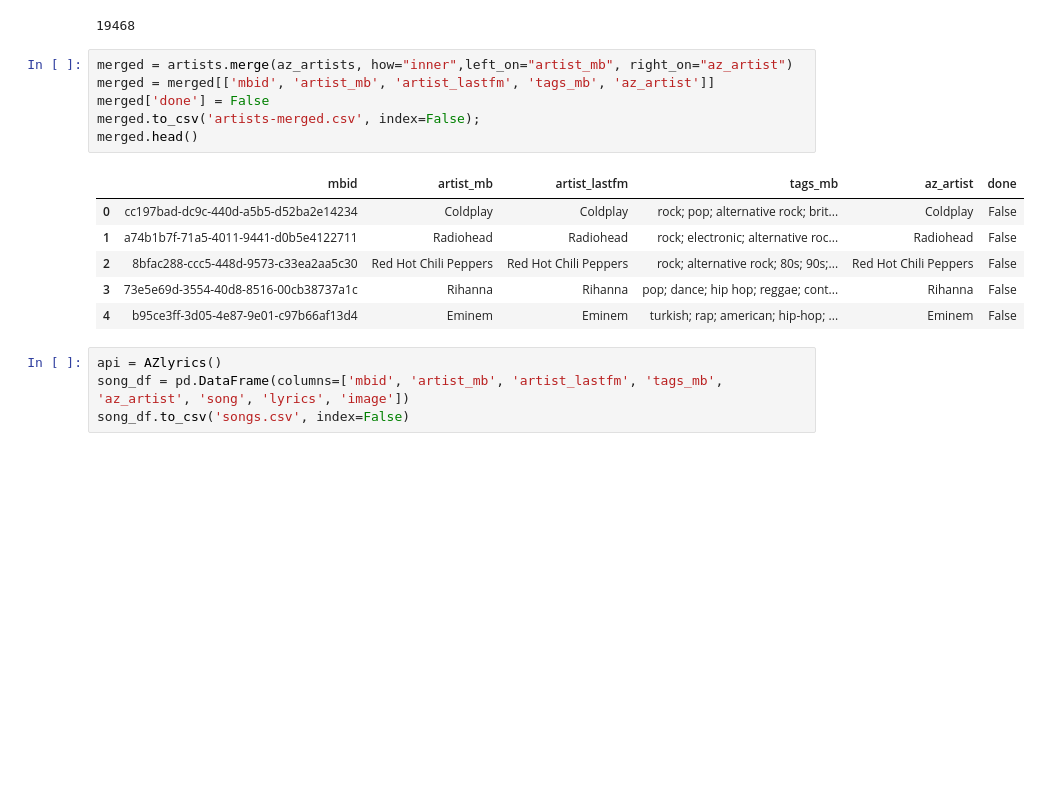
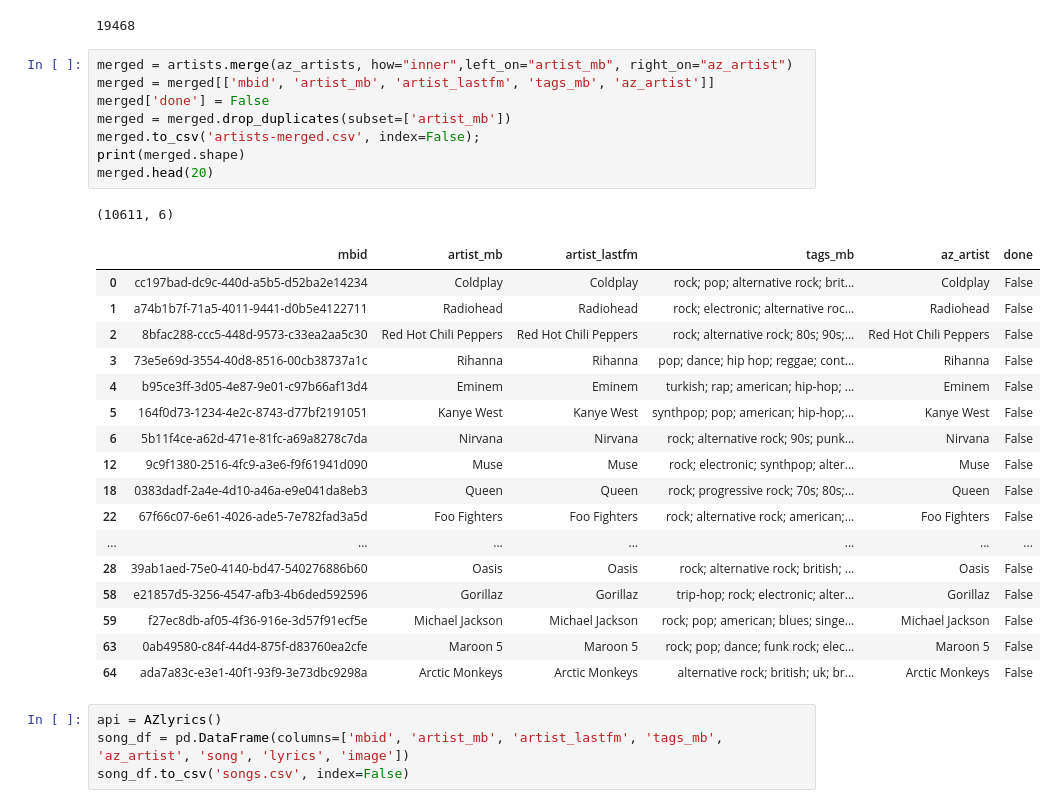
Before and after one commit to rohanmaheshwari430/4300-Template-Spring-2023, a Jupyter notebook: exploration/parseartists.ipynb, the cells around one changed output. Saved outputs shown, nothing was run; the diff lists cells and outputs as text; blank space fills up the shorter version.

```diff
--- a/exploration/parseartists.ipynb
+++ b/exploration/parseartists.ipynb
@@ -48,16 +49,30 @@ az_artists.size
 # %%
 merged = artists.merge(az_artists, how="inner",left_on="artist_mb", right_on="az_artist")
 merged = merged[['mbid', 'artist_mb', 'artist_lastfm', 'tags_mb', 'az_artist']]
 merged['done'] = False
+merged = merged.drop_duplicates(subset=['artist_mb'])
 merged.to_csv('artists-merged.csv', index=False);
-merged.head()
+print(merged.shape)
+merged.head(20)
 # %% [output]
+(10611, 6)
 |  | mbid | artist_mb | artist_lastfm | tags_mb | az_artist | done |
 | 0 | cc197bad-dc9c-440d-a5b5-d52ba2e14234 | Coldplay | Coldplay | rock; pop; alternative rock; brit... | Coldplay | False |
 | 1 | a74b1b7f-71a5-4011-9441-d0b5e4122711 | Radiohead | Radiohead | rock; electronic; alternative roc... | Radiohead | False |
 | 2 | 8bfac288-ccc5-448d-9573-c33ea2aa5c30 | Red Hot Chili Peppers | Red Hot Chili Peppers | rock; alternative rock; 80s; 90s;... | Red Hot Chili Peppers | False |
 | 3 | 73e5e69d-3554-40d8-8516-00cb38737a1c | Rihanna | Rihanna | pop; dance; hip hop; reggae; cont... | Rihanna | False |
 | 4 | b95ce3ff-3d05-4e87-9e01-c97b66af13d4 | Eminem | Eminem | turkish; rap; american; hip-hop; ... | Eminem | False |
+| 5 | 164f0d73-1234-4e2c-8743-d77bf2191051 | Kanye West | Kanye West | synthpop; pop; american; hip-hop;... | Kanye West | False |
+| 6 | 5b11f4ce-a62d-471e-81fc-a69a8278c7da | Nirvana | Nirvana | rock; alternative rock; 90s; punk... | Nirvana | False |
+| 12 | 9c9f1380-2516-4fc9-a3e6-f9f61941d090 | Muse | Muse | rock; electronic; synthpop; alter... | Muse | False |
+| 18 | 0383dadf-2a4e-4d10-a46a-e9e041da8eb3 | Queen | Queen | rock; progressive rock; 70s; 80s;... | Queen | False |
+| 22 | 67f66c07-6e61-4026-ade5-7e782fad3a5d | Foo Fighters | Foo Fighters | rock; alternative rock; american;... | Foo Fighters | False |
+| ... | ... | ... | ... | ... | ... | ... |
+| 28 | 39ab1aed-75e0-4140-bd47-540276886b60 | Oasis | Oasis | rock; alternative rock; british; ... | Oasis | False |
+| 58 | e21857d5-3256-4547-afb3-4b6ded592596 | Gorillaz | Gorillaz | trip-hop; rock; electronic; alter... | Gorillaz | False |
+| 59 | f27ec8db-af05-4f36-916e-3d57f91ecf5e | Michael Jackson | Michael Jackson | rock; pop; american; blues; singe... | Michael Jackson | False |
+| 63 | 0ab49580-c84f-44d4-875f-d83760ea2cfe | Maroon 5 | Maroon 5 | rock; pop; dance; funk rock; elec... | Maroon 5 | False |
+| 64 | ada7a83c-e3e1-40f1-93f9-3e73dbc9298a | Arctic Monkeys | Arctic Monkeys | alternative rock; british; uk; br... | Arctic Monkeys | False |
 # %%
 api = AZlyrics()
 song_df = pd.DataFrame(columns=['mbid', 'artist_mb', 'artist_lastfm', 'tags_mb', 'az_artist', 'song', 'lyrics', 'image'])
```
Also changed, not shown: parts of 2 cells of this notebook, 1 other file.
